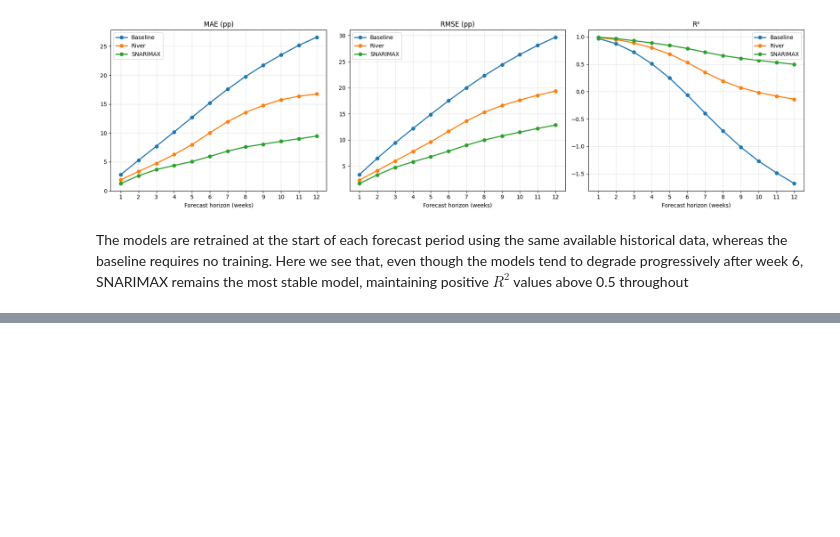
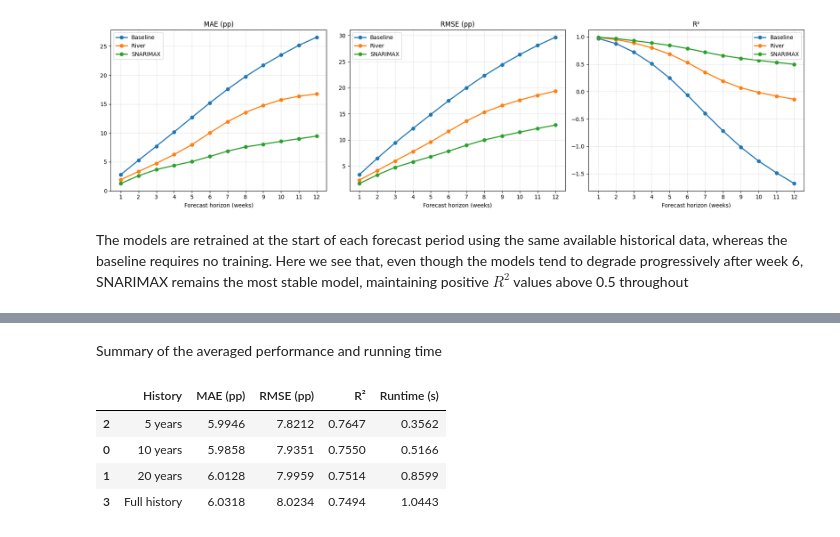
Before and after one commit to phkhle/IND320, a Jupyter notebook: jupyter_notebooks/assignment4.ipynb, the cells around one changed output, grey strips where cells are left out. Saved outputs shown, nothing was run; the diff lists cells and outputs as text; code cells hidden in the pictures; blank space fills up the shorter version.

```diff
--- a/jupyter_notebooks/assignment4.ipynb
+++ b/jupyter_notebooks/assignment4.ipynb
@@ -546,0 +534,19 @@ fig.show()
+# %% [markdown]
+Summary of the averaged performance and running time
+# %%
+summary_history = (
+    metrics_history
+    .groupby("History")[["MAE (pp)", "RMSE (pp)", "R²"]]
+    .mean()
+    .reset_index()
+    .merge(runtime_history, on="History")
+    .sort_values("RMSE (pp)")
+)
+
+display(summary_history.round(4))
+# %% [output]
+|  | History | MAE (pp) | RMSE (pp) | R² | Runtime (s) |
+| 2 | 5 years | 5.9946 | 7.8212 | 0.7647 | 0.3562 |
+| 0 | 10 years | 5.9858 | 7.9351 | 0.7550 | 0.5166 |
+| 1 | 20 years | 6.0128 | 7.9959 | 0.7514 | 0.8599 |
+| 3 | Full history | 6.0318 | 8.0234 | 0.7494 | 1.0443 |
```
Also changed, not shown: parts of 18 cells of this notebook, 1 other file.
